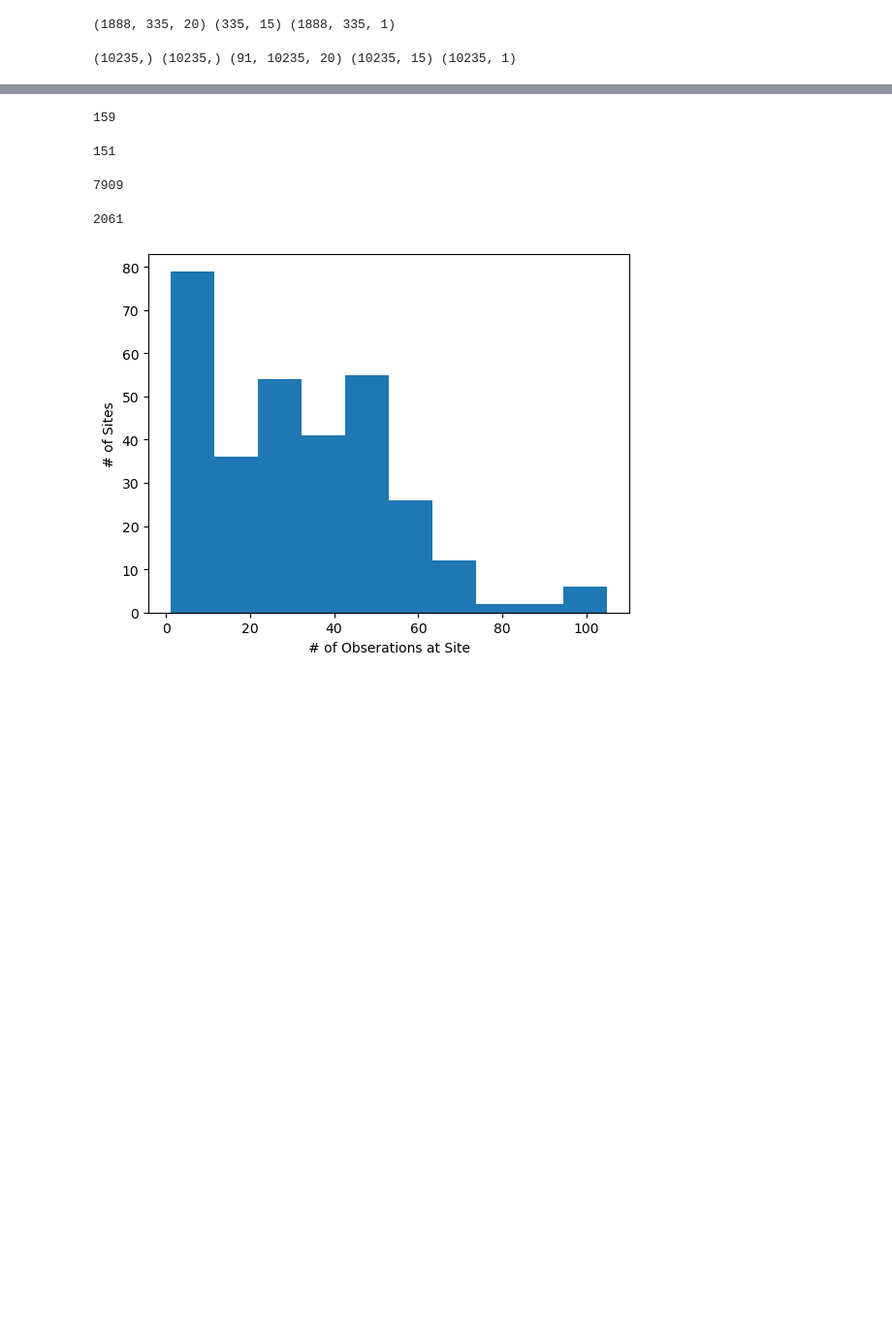
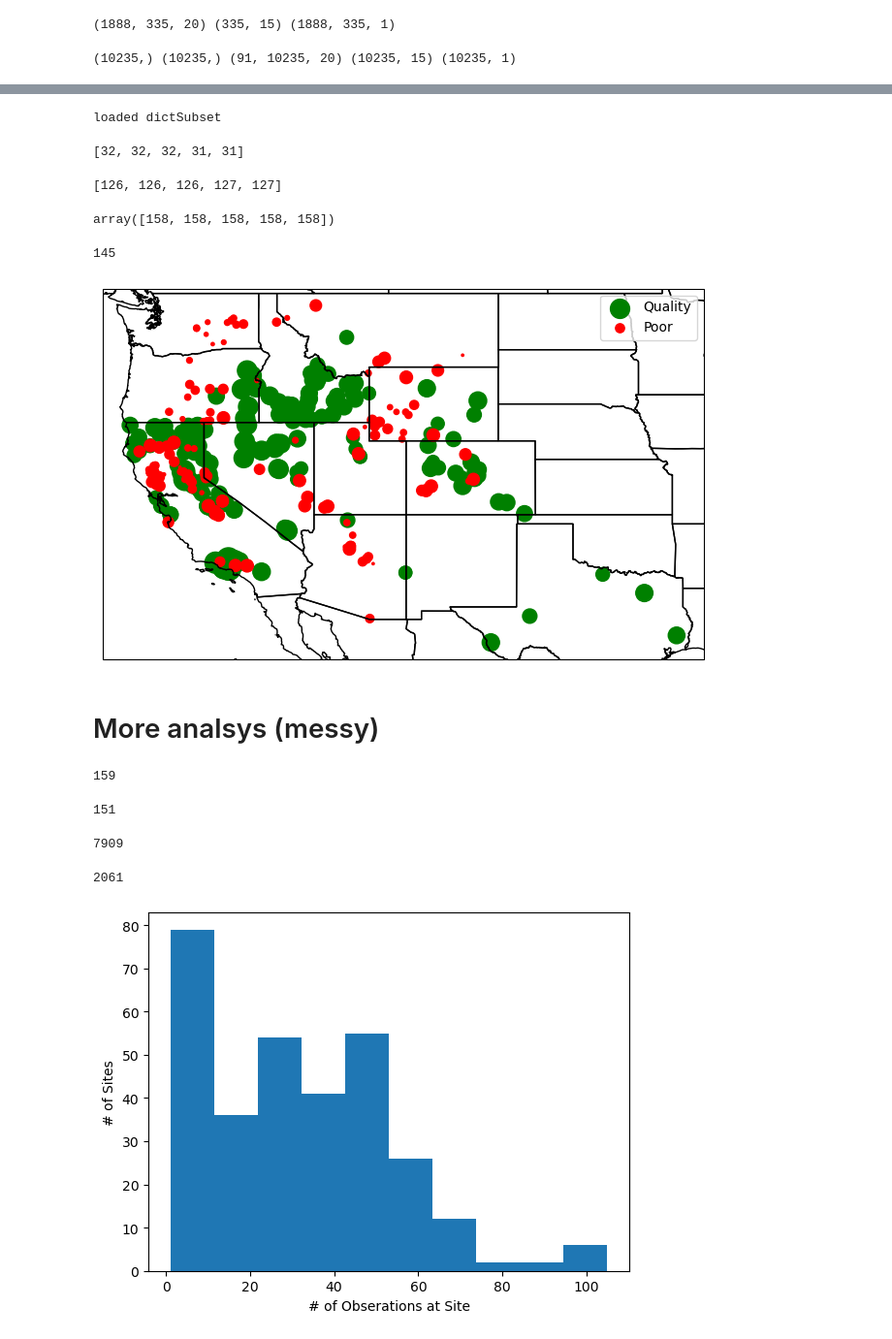
Before and after one commit to codebyandy/geolearn, a Jupyter notebook: app/vegetation/attention/andy/data/create_splits.ipynb, the cells around one changed output, grey strips where cells are left out. Shown: that part at 97% size. Cells and saved outputs as stored; diff of their text form; code cells hidden in the pictures; blank space fills up the shorter version.

Commit message:
new modified training file

```diff
--- a/app/vegetation/attention/andy/data/create_splits.ipynb
+++ b/app/vegetation/attention/andy/data/create_splits.ipynb
@@ -97 +117,3 @@ countAry = np.array([[x, y] for y, x in sorted(zip(count, jSite))]) # rearrange
+# %%
+countAry = countAry[np.isin(countAry[:, 0], sites_within_states)]
 # %% [markdown]
@@ -130,3 +151,58 @@ with open(os.path.join(kPath.dirVeg, 'threshold_dataset.pkl'), 'wb') as f:
+# %%
+saveFolder = os.path.join(kPath.dirVeg, 'model', 'attention', 'states')
+subsetFile = os.path.join(saveFolder, 'subset.json')
+with open(subsetFile) as json_file:
+    dictSubset = json.load(json_file)
+print("loaded dictSubset")
+# %% [output]
+loaded dictSubset
+# %%
+[len(dictSubset[f"testSite_k{i}5"]) for i in range(5)]
+# %% [output]
+[32, 32, 32, 31, 31]
+# %%
+[len(dictSubset[f"trainSite_k{i}5"]) for i in range(5)]
+# %% [output]
+[126, 126, 126, 127, 127]
+# %%
+num_train_sites = np.array([len(dictSubset[f"testSite_k{i}5"]) for i in range(5)])
+num_test_sites = np.array([len(dictSubset[f"trainSite_k{i}5"]) for i in range(5)])
+num_train_sites + num_test_sites
+# %% [output]
+array([158, 158, 158, 158, 158])
+# %%
+len(dictSubset['testSite_underThresh'])
+# %% [output]
+145
+# %%
+quality_sites = np.concatenate([trainSite, testSite])
+quality_site_counts = np.concatenate([countAry[countAry[:, 0] == site] for site in quality_sites])[:, 1]
+poor_site_counts = np.concatenate([countAry[countAry[:, 0] == site] for site in poor_sites])[:, 1]
+# %%
+trainSite = dictSubset["trainSite_k05"]
+testSite = dictSubset["testSite_k05"]
+poorSite = dictSubset['testSite_underThresh']
+
+lat_set1 = np.concatenate([df.lat[trainSite], df.lat[testSite]])
+lon_set1 = np.concatenate([df.lon[trainSite], df.lon[testSite]])
+lat_set2 = df.lat[poorSite]
+lon_set2 = df.lon[poorSite]
+
+figM = plt.figure(figsize=(8, 6))
+axM = figM.add_subplot(1, 1, 1, projection=ccrs.PlateCarree())
+
+# Plot each set with different colors on the map
+axM.scatter(lon_set1, lat_set1, s=quality_site_counts * 3, c='green', label='Quality', transform=ccrs.PlateCarree())
+axM.scatter(lon_set2, lat_set2, s=poor_site_counts * 3, c='red', label='Poor', transform=ccrs.PlateCarree())
+
+axM.add_feature(cfeature.STATES.with_scale('10m'), edgecolor='black')
+
+axM.legend()
+plt.show()
+# %% [output]
+[figure, added]
+# %% [markdown]
+# More analsys (messy)
 # %%
 len(N1)
 # %% [output]
```
Also changed, not shown: parts of 17 cells of this notebook, 13 other files.
